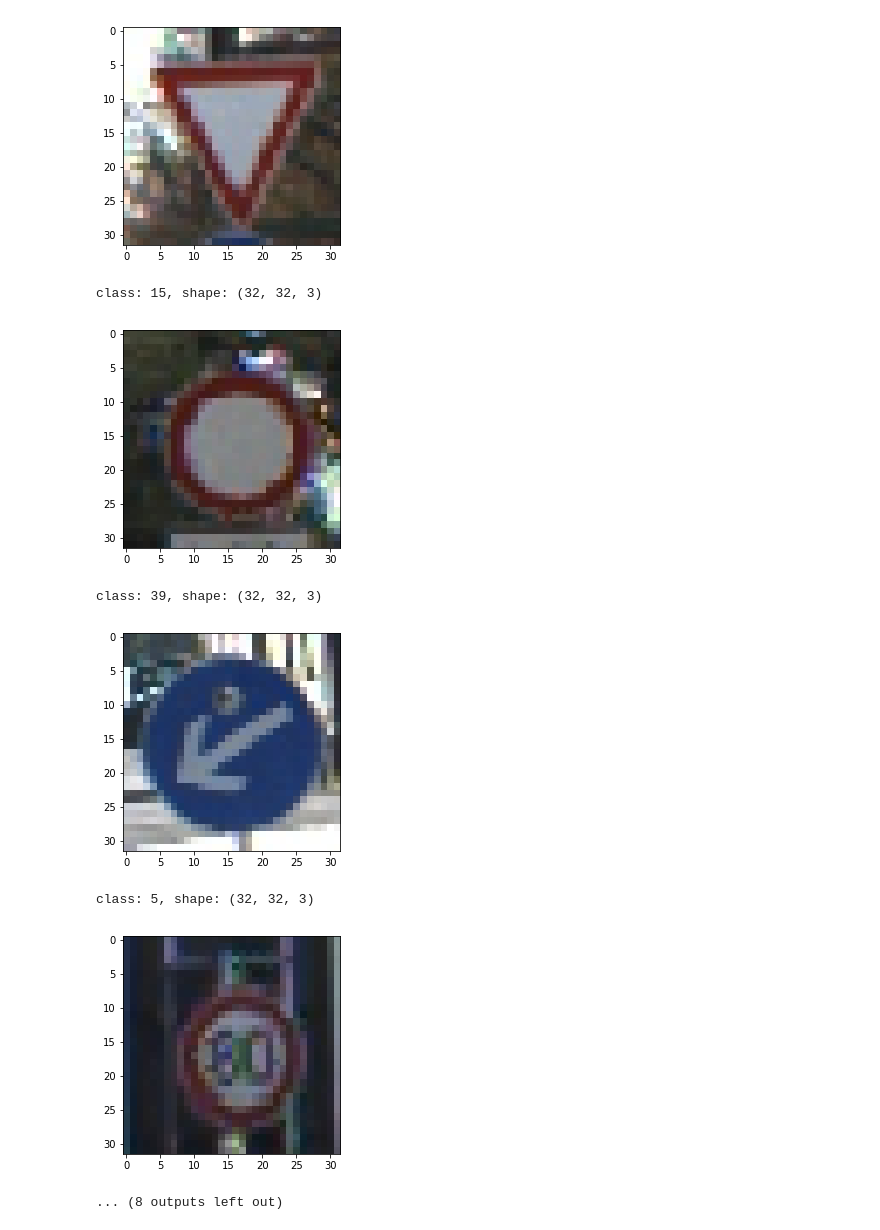
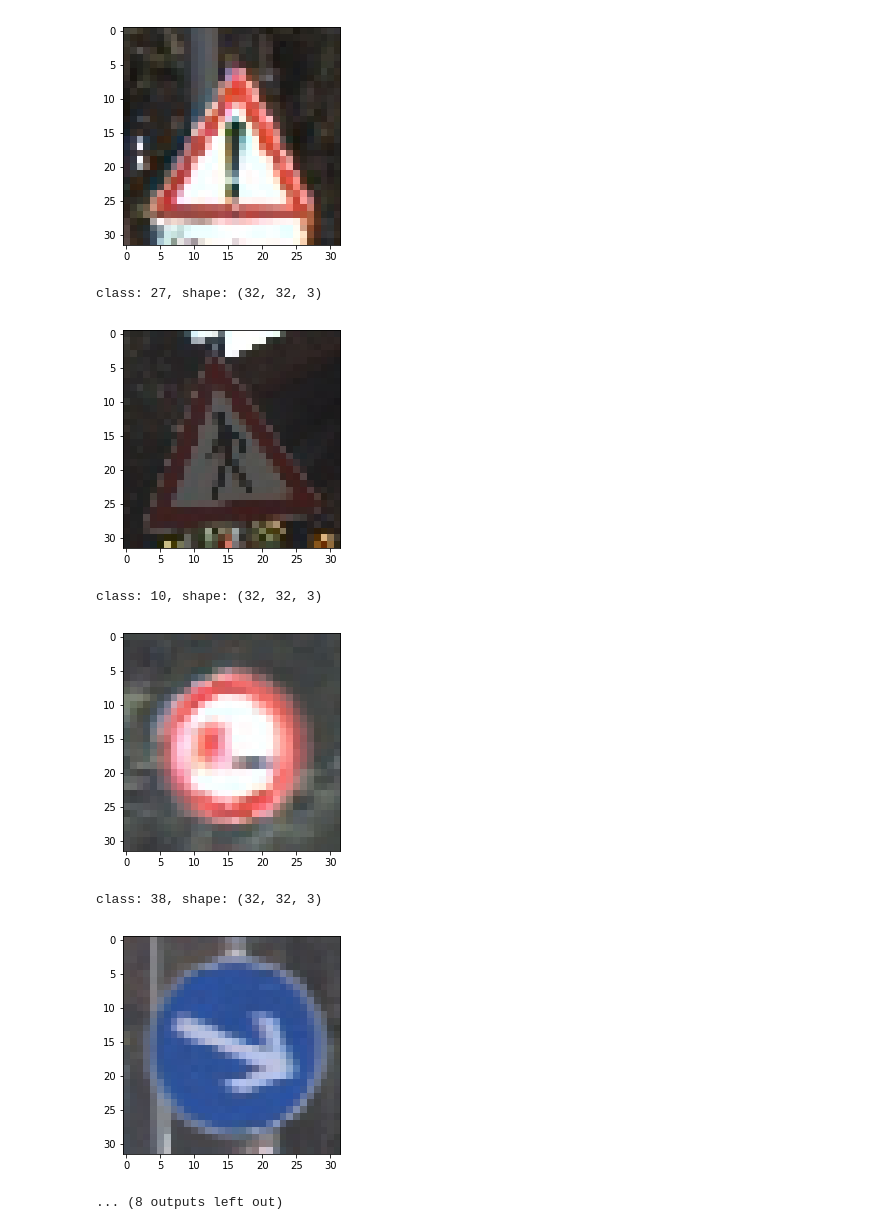
Before and after one commit to cgarciae/supervised-avanzado-german-traffic-signs, a Jupyter notebook: python-sample.ipynb, the cells around one changed output. Saved outputs shown, nothing was run; the diff lists cells and outputs as text; code cells hidden in the pictures.

```diff
--- a/python-sample.ipynb
+++ b/python-sample.ipynb
@@ -11,3 +16,2 @@ import tfinterface as ti
 # %%
-signs = data("german-traffic-signs")
-df = signs.training_set.dataframe()
+dataset = data("german-traffic-signs").get()
@@ -22,0 +39,9 @@ df.sample(n=5)
+# %%
+# obtener todas la imagenes (lento)
+# df = dataset.training_set.dataframe()
+
+# obtener 10 imagenes aleatorias (rapido)
+df = next(dataset.training_set.random_batch_dataframe_generator(10))
+
+
+df
@@ -23,9 +65,7 @@ df.sample(n=5)
 # %%
-batch = df.sample(10)
-
-for i, row in batch.iterrows():
-    img = row.Image
-    print("class: {}, shape: {}".format(row.ClassId, img.shape))
+for i, row in df.iterrows():
+    img = row.image
+    print("class: {}, shape: {}".format(row.class_id, img.shape))
     plt.imshow(img)
     plt.show()
 # %% [output]
@@ -37,8 +77,8 @@ class: 13, shape: (32, 32, 3)
-[figure, old version]
+[figure, new version]
-class: 15, shape: (32, 32, 3)
+class: 27, shape: (32, 32, 3)
-[figure, old version]
+[figure, new version]
-class: 39, shape: (32, 32, 3)
+class: 10, shape: (32, 32, 3)
-[figure, old version]
+[figure, new version]
-class: 5, shape: (32, 32, 3)
+class: 38, shape: (32, 32, 3)
-[figure, old version]
+[figure, new version]
 ... (8 outputs left out)
```
Also changed, not shown: parts of 11 cells of this notebook.
